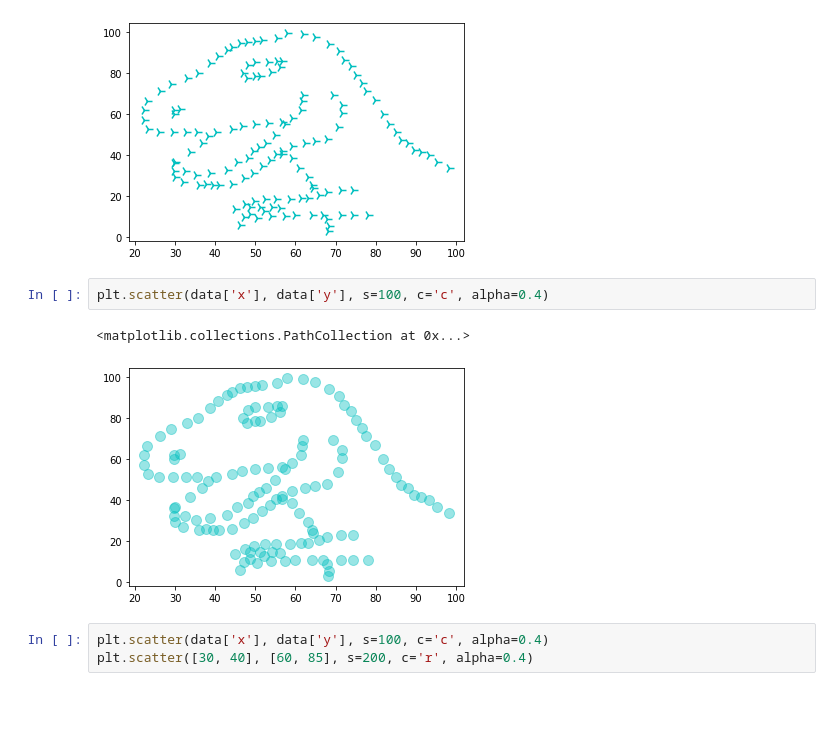
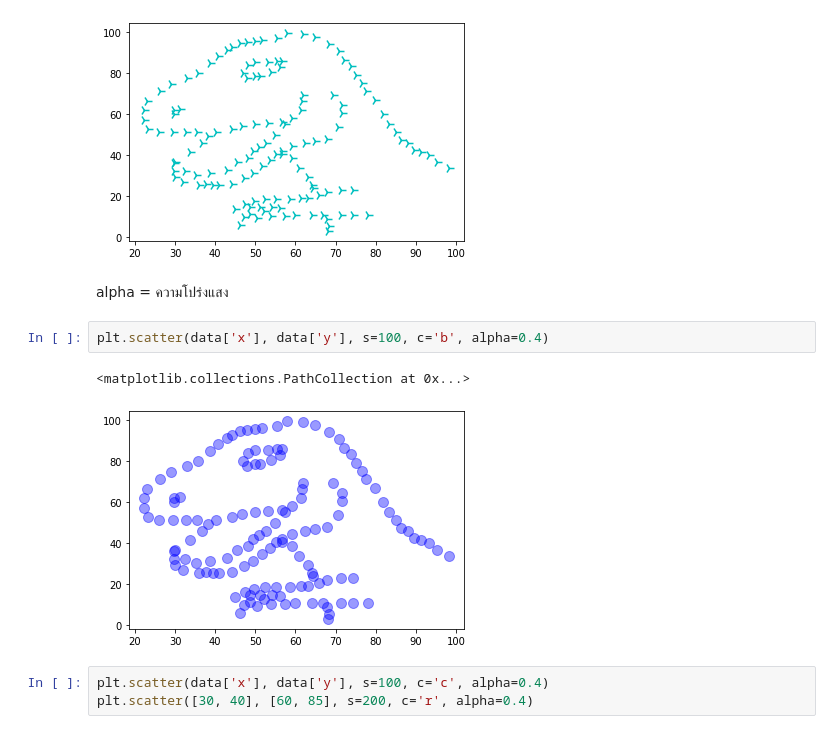
Before and after one commit to ChakritKammason/DPDM, a Jupyter notebook: Data102.ipynb, the cells around one changed output. Saved outputs shown, nothing was run; the diff lists cells and outputs as text; blank space fills up the shorter version.

```diff
--- a/Data102.ipynb
+++ b/Data102.ipynb
@@ -144,11 +152,13 @@ plt.scatter(data['x'], data['y'], s=100, c='c', marker='4')
 # %% [output]
 <matplotlib.collections.PathCollection at 0x...>
 [figure]
+# %% [markdown]
+alpha = ความโปร่งแสง
 # %%
-plt.scatter(data['x'], data['y'], s=100, c='c', alpha=0.4)
+plt.scatter(data['x'], data['y'], s=100, c='b', alpha=0.4)
 # %% [output]
 <matplotlib.collections.PathCollection at 0x...>
-[figure, old version]
+[figure, new version]
 # %%
 plt.scatter(data['x'], data['y'], s=100, c='c', alpha=0.4)
 plt.scatter([30, 40], [60, 85], s=200, c='r', alpha=0.4)
```
Also changed, not shown: parts of 29 cells of this notebook.
